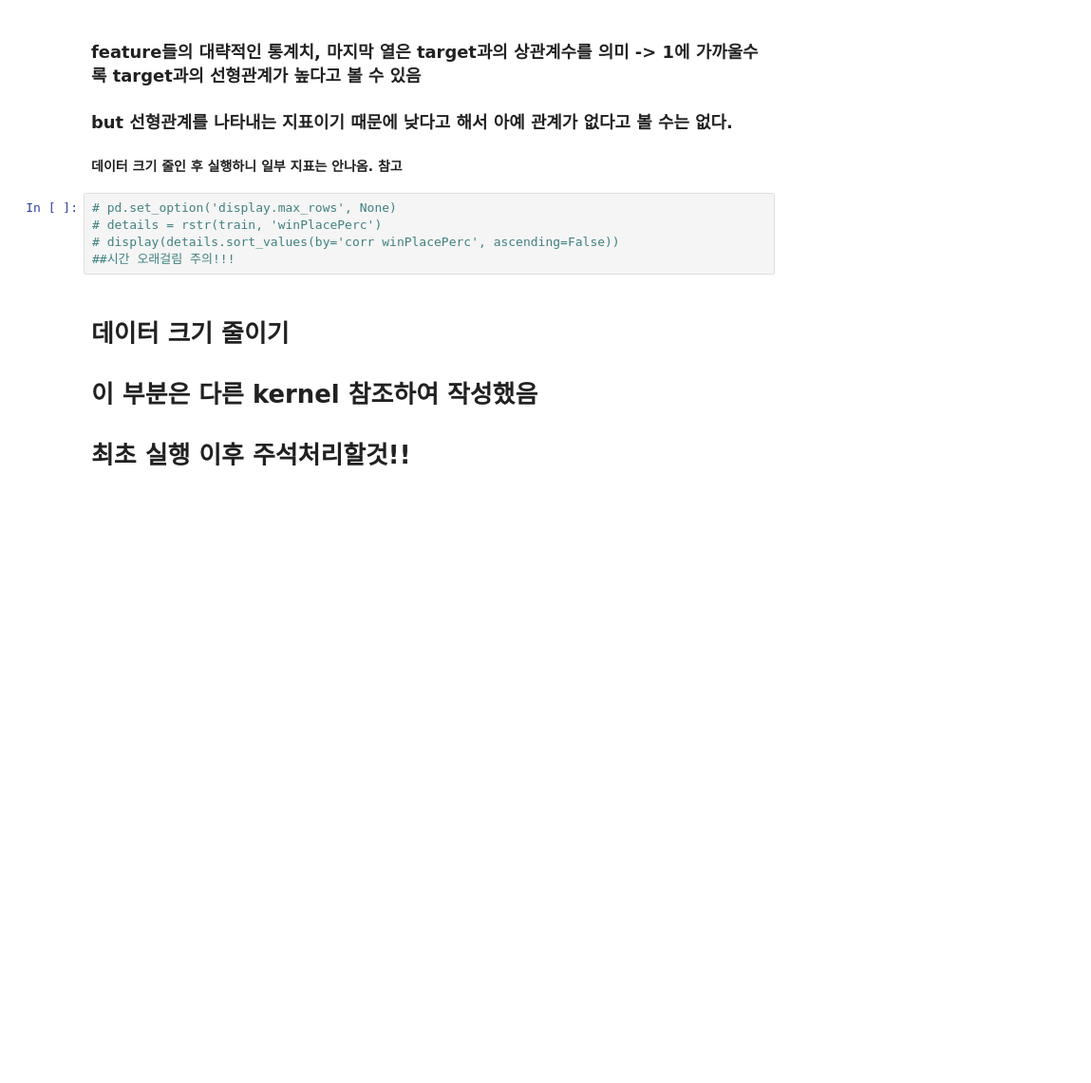
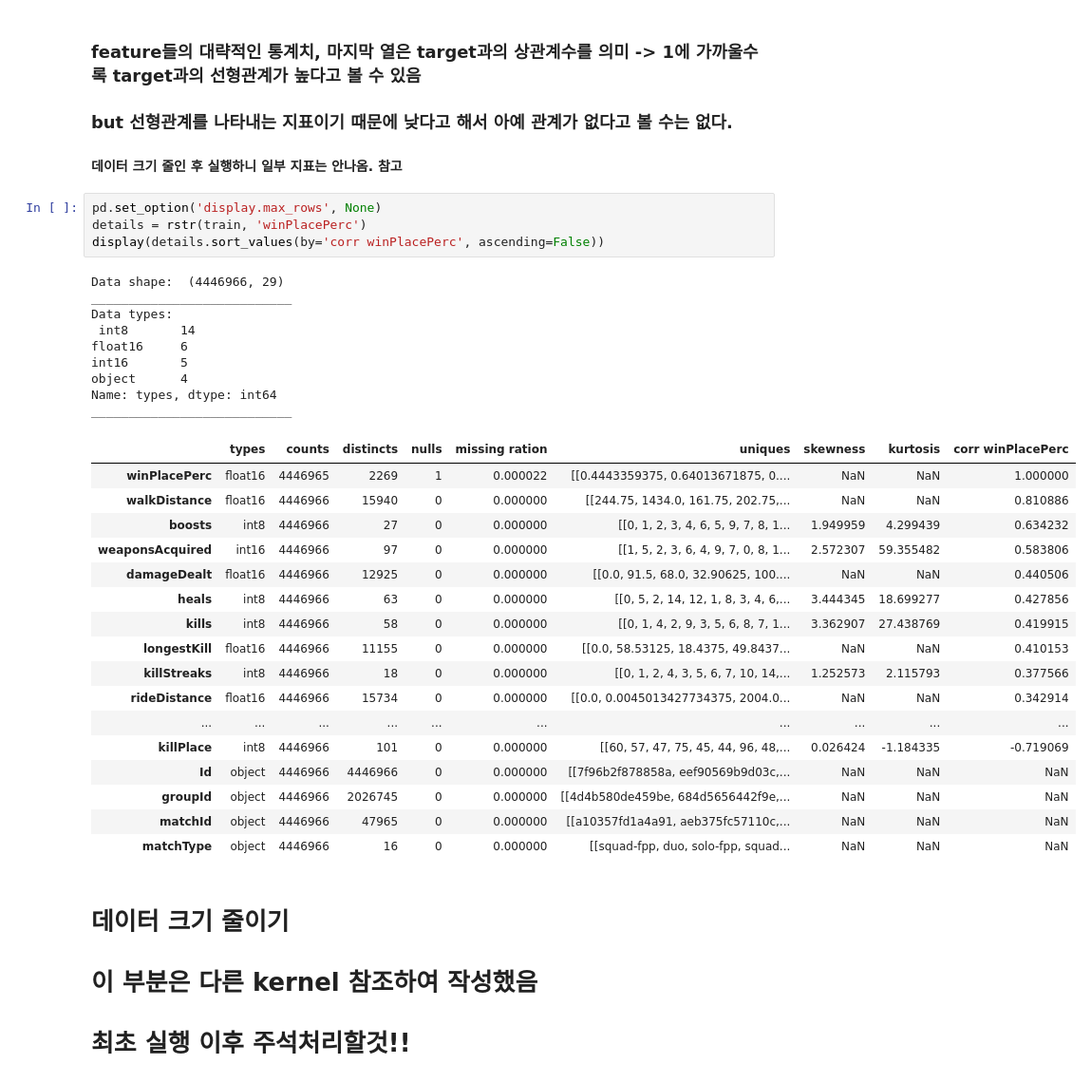
Before and after one commit to shjas94/SMU_ML, a Jupyter notebook: smu_ml.ipynb, the cells around one changed output. Shown: that part at 95% size. Saved outputs shown, nothing was run; the diff lists cells and outputs as text; blank space fills up the shorter version.

```diff
--- a/smu_ml.ipynb
+++ b/smu_ml.ipynb
@@ -79,10 +79,36 @@ def rstr(df, pred=None):
 ### but 선형관계를 나타내는 지표이기 때문에 낮다고 해서 아예 관계가 없다고 볼 수는 없다.
 #### 데이터 크기 줄인 후 실행하니 일부 지표는 안나옴. 참고
 # %%
-# pd.set_option('display.max_rows', None)
-# details = rstr(train, 'winPlacePerc')
-# display(details.sort_values(by='corr winPlacePerc', ascending=False))
-##시간 오래걸림 주의!!!
+pd.set_option('display.max_rows', None)
+details = rstr(train, 'winPlacePerc')
+display(details.sort_values(by='corr winPlacePerc', ascending=False))
+# %% [output]
+Data shape:  (4446966, 29)
+___________________________
+Data types:
+ int8       14
+float16     6
+int16       5
+object      4
+Name: types, dtype: int64
+___________________________
+|  | types | counts | distincts | nulls | missing ration | uniques | skewness | kurtosis | corr winPlacePerc |
+| winPlacePerc | float16 | 4446965 | 2269 | 1 | 0.000022 | [[0.4443359375, 0.64013671875, 0.... | NaN | NaN | 1.000000 |
+| walkDistance | float16 | 4446966 | 15940 | 0 | 0.000000 | [[244.75, 1434.0, 161.75, 202.75,... | NaN | NaN | 0.810886 |
+| boosts | int8 | 4446966 | 27 | 0 | 0.000000 | [[0, 1, 2, 3, 4, 6, 5, 9, 7, 8, 1... | 1.949959 | 4.299439 | 0.634232 |
+| weaponsAcquired | int16 | 4446966 | 97 | 0 | 0.000000 | [[1, 5, 2, 3, 6, 4, 9, 7, 0, 8, 1... | 2.572307 | 59.355482 | 0.583806 |
+| damageDealt | float16 | 4446966 | 12925 | 0 | 0.000000 | [[0.0, 91.5, 68.0, 32.90625, 100.... | NaN | NaN | 0.440506 |
+| heals | int8 | 4446966 | 63 | 0 | 0.000000 | [[0, 5, 2, 14, 12, 1, 8, 3, 4, 6,... | 3.444345 | 18.699277 | 0.427856 |
+| kills | int8 | 4446966 | 58 | 0 | 0.000000 | [[0, 1, 4, 2, 9, 3, 5, 6, 8, 7, 1... | 3.362907 | 27.438769 | 0.419915 |
+| longestKill | float16 | 4446966 | 11155 | 0 | 0.000000 | [[0.0, 58.53125, 18.4375, 49.8437... | NaN | NaN | 0.410153 |
+| killStreaks | int8 | 4446966 | 18 | 0 | 0.000000 | [[0, 1, 2, 4, 3, 5, 6, 7, 10, 14,... | 1.252573 | 2.115793 | 0.377566 |
+| rideDistance | float16 | 4446966 | 15734 | 0 | 0.000000 | [[0.0, 0.0045013427734375, 2004.0... | NaN | NaN | 0.342914 |
+| ... | ... | ... | ... | ... | ... | ... | ... | ... | ... |
+| killPlace | int8 | 4446966 | 101 | 0 | 0.000000 | [[60, 57, 47, 75, 45, 44, 96, 48,... | 0.026424 | -1.184335 | -0.719069 |
+| Id | object | 4446966 | 4446966 | 0 | 0.000000 | [[7f96b2f878858a, eef90569b9d03c,... | NaN | NaN | NaN |
+| groupId | object | 4446966 | 2026745 | 0 | 0.000000 | [[4d4b580de459be, 684d5656442f9e,... | NaN | NaN | NaN |
+| matchId | object | 4446966 | 47965 | 0 | 0.000000 | [[a10357fd1a4a91, aeb375fc57110c,... | NaN | NaN | NaN |
+| matchType | object | 4446966 | 16 | 0 | 0.000000 | [[squad-fpp, duo, solo-fpp, squad... | NaN | NaN | NaN |
 # %% [markdown]
 # **데이터 크기 줄이기**
 # 이 부분은 다른 kernel 참조하여 작성했음
```
Also changed, not shown: parts of 31 cells of this notebook.
